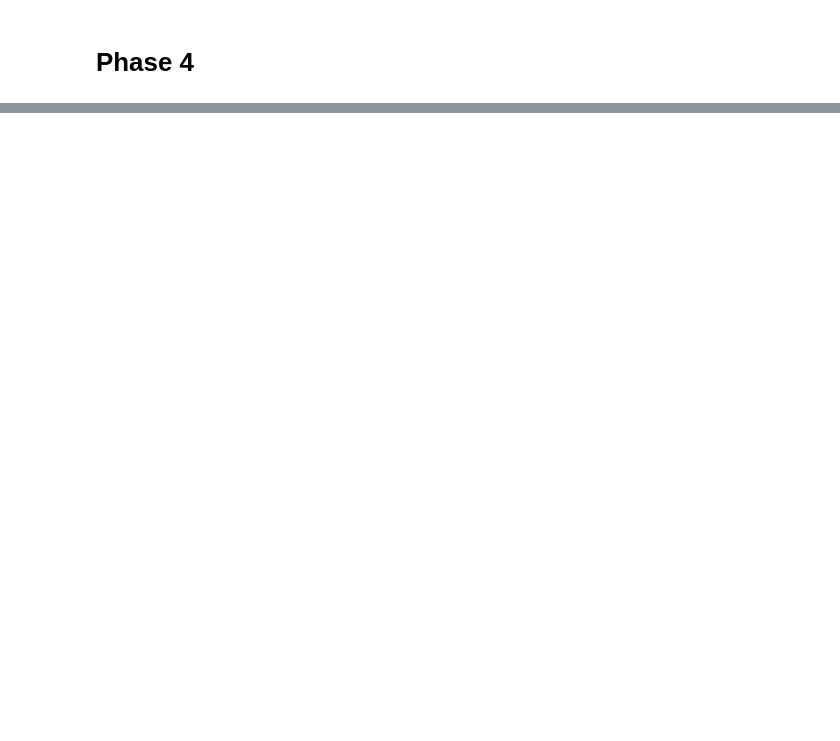
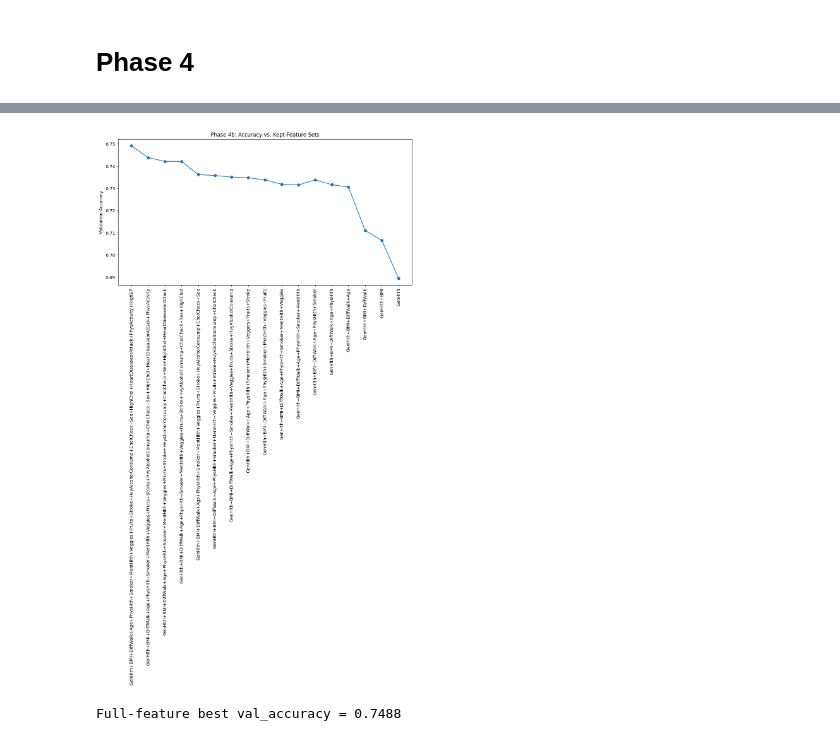
Before and after one commit to LucasChaney/CMPSCI4300, a Jupyter notebook: Final_Project/Final_Proj.ipynb, the cells around one changed output, grey strips where cells are left out. Drawn from its saved outputs; the diff is of its cells as text; code cells hidden in the pictures; blank space fills up the shorter version.

```diff
--- a/Final_Project/Final_Proj.ipynb
+++ b/Final_Project/Final_Proj.ipynb
@@ -534,0 +560,20 @@ Name: 18, dtype: object
+# %%
+#Phase 4b: iterative removal of least important
+ranked_feats = [feat for feat, _ in sorted_scores]
+reduced_feat_scores = []
+for k in range(len(ranked_feats), 0, -1):
+    keep = ranked_feats[:k]
+    X_tr_sub = X_train[keep].values
+    X_va_sub = X_val[keep].values
+    model = make_model(input_dim=len(keep))
+    ckpt_path = os.path.join(checkpoint_dir, f'reduced_{k}.keras')
+    ckpt_cb = ModelCheckpoint(ckpt_path, monitor='val_accuracy', save_best_only=True)
+    hist = model.fit(
+        X_tr_sub, y_train,
+        validation_data=(X_va_sub, y_val),
+        epochs=50, batch_size=256,
+        callbacks=[make_early_stop(), ckpt_cb], verbose=0
+    )
+    best_val = max(hist.history['val_accuracy'])
+    reduced_feat_scores.append((keep, best_val))
+    print(f"Kept {keep}: best val_accuracy = {best_val:.4f}")
@@ -534,0 +598,27 @@ Name: 18, dtype: object
+# %%
+# Plot iterative-removal results
+labels = ['+'.join(feats) for feats, _ in reduced_feat_scores]
+vals = [v for _, v in reduced_feat_scores]
+plt.figure(figsize=(12,6))
+plt.plot(range(len(vals)), vals, marker='o')
+plt.xticks(range(len(vals)), labels, rotation=90)
+plt.ylabel('Validation Accuracy')
+plt.title('Phase 4b: Accuracy vs. Kept-Feature Sets')
+plt.tight_layout()
+plt.show()
+# %% [output]
+[figure, added]
+# %%
+# 7) Full feature baseline comparison
+model_full = make_model(input_dim=len(feature_names))
+ckpt_full = ModelCheckpoint(os.path.join(checkpoint_dir, 'full_model.keras'), monitor='val_accuracy', save_best_only=True)
+h_full = model_full.fit(
+    X_train[feature_names].values, y_train,
+    validation_data=(X_val[feature_names].values, y_val),
+    epochs=50, batch_size=256,
+    callbacks=[make_early_stop(), ckpt_full], verbose=0
+)
+full_val = max(h_full.history['val_accuracy'])
+print(f"Full-feature best val_accuracy = {full_val:.4f}")
+# %% [output]
+Full-feature best val_accuracy = 0.7488
```
Also changed, not shown: parts of 13 cells of this notebook.
